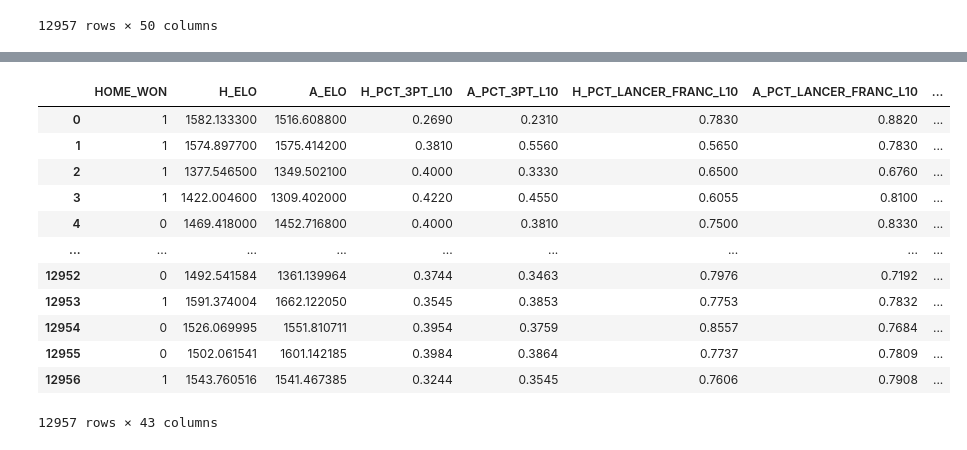
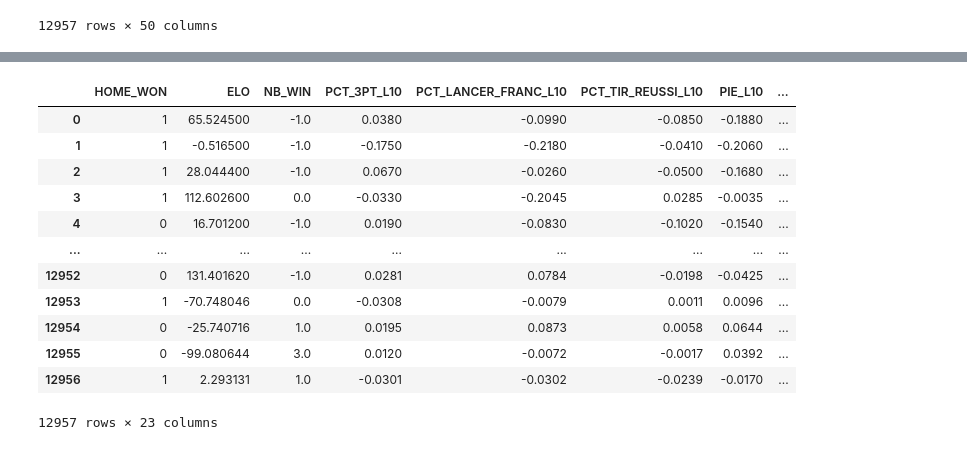
Before and after one commit to ddesangesl/PA-NBA, a Jupyter notebook: src/flat_dataset.ipynb, the cells around one changed output, grey strips where cells are left out. Cells and saved outputs as stored; diff of their text form; code cells hidden in the pictures.

Commit message:
Diff stat

```diff
--- a/src/flat_dataset.ipynb
+++ b/src/flat_dataset.ipynb
@@ -281,18 +304,29 @@ team_stat_flatten
 # %%
-team_stat_flatten = team_stat_flatten.drop(columns=['gameId', 'DUEL', 'GAME_DATE','H_teamId', 'A_teamId','A_NB_WIN','H_NB_WIN'])
-team_stat_flatten.to_csv('../dataset/final_dataset.csv', index=False)
+team_stat_flatten = team_stat_flatten.drop(columns=['gameId', 'DUEL', 'GAME_DATE','H_teamId', 'A_teamId'])
+colonne_a_supprimer = team_stat_flatten.columns[1:]
+# Boucle sur chaque paire de colonnes pour calculer la différence
+for colonne in colonne_a_supprimer:
+    # Extraire le préfixe de la colonne ('H_' ou 'A_')
+    prefixe = colonne[0:2]
+    # Extraire le nom de la colonne sans le préfixe
+    nom_colonne = colonne[2:]
+    # Créer une nouvelle colonne pour stocker la différence
+    team_stat_flatten[f'{nom_colonne}'] = team_stat_flatten.apply(lambda row: row[f'H_{nom_colonne}'] - row[f'A_{nom_colonne}'], axis=1)
+
+team_stat_flatten = team_stat_flatten.drop(columns=colonne_a_supprimer)
+
 team_stat_flatten
 # %% [output]
-|  | HOME_WON | H_ELO | A_ELO | H_PCT_3PT_L10 | A_PCT_3PT_L10 | H_PCT_LANCER_FRANC_L10 | A_PCT_LANCER_FRANC_L10 | ... |
-| 0 | 1 | 1582.133300 | 1516.608800 | 0.2690 | 0.2310 | 0.7830 | 0.8820 | ... |
-| 1 | 1 | 1574.897700 | 1575.414200 | 0.3810 | 0.5560 | 0.5650 | 0.7830 | ... |
-| 2 | 1 | 1377.546500 | 1349.502100 | 0.4000 | 0.3330 | 0.6500 | 0.6760 | ... |
-| 3 | 1 | 1422.004600 | 1309.402000 | 0.4220 | 0.4550 | 0.6055 | 0.8100 | ... |
-| 4 | 0 | 1469.418000 | 1452.716800 | 0.4000 | 0.3810 | 0.7500 | 0.8330 | ... |
+|  | HOME_WON | ELO | NB_WIN | PCT_3PT_L10 | PCT_LANCER_FRANC_L10 | PCT_TIR_REUSSI_L10 | PIE_L10 | ... |
+| 0 | 1 | 65.524500 | -1.0 | 0.0380 | -0.0990 | -0.0850 | -0.1880 | ... |
+| 1 | 1 | -0.516500 | -1.0 | -0.1750 | -0.2180 | -0.0410 | -0.2060 | ... |
+| 2 | 1 | 28.044400 | -1.0 | 0.0670 | -0.0260 | -0.0500 | -0.1680 | ... |
+| 3 | 1 | 112.602600 | 0.0 | -0.0330 | -0.2045 | 0.0285 | -0.0035 | ... |
+| 4 | 0 | 16.701200 | -1.0 | 0.0190 | -0.0830 | -0.1020 | -0.1540 | ... |
 | ... | ... | ... | ... | ... | ... | ... | ... | ... |
-| 12952 | 0 | 1492.541584 | 1361.139964 | 0.3744 | 0.3463 | 0.7976 | 0.7192 | ... |
-| 12953 | 1 | 1591.374004 | 1662.122050 | 0.3545 | 0.3853 | 0.7753 | 0.7832 | ... |
-| 12954 | 0 | 1526.069995 | 1551.810711 | 0.3954 | 0.3759 | 0.8557 | 0.7684 | ... |
-| 12955 | 0 | 1502.061541 | 1601.142185 | 0.3984 | 0.3864 | 0.7737 | 0.7809 | ... |
-| 12956 | 1 | 1543.760516 | 1541.467385 | 0.3244 | 0.3545 | 0.7606 | 0.7908 | ... |
+| 12952 | 0 | 131.401620 | -1.0 | 0.0281 | 0.0784 | -0.0198 | -0.0425 | ... |
+| 12953 | 1 | -70.748046 | 0.0 | -0.0308 | -0.0079 | 0.0011 | 0.0096 | ... |
+| 12954 | 0 | -25.740716 | 1.0 | 0.0195 | 0.0873 | 0.0058 | 0.0644 | ... |
+| 12955 | 0 | -99.080644 | 3.0 | 0.0120 | -0.0072 | -0.0017 | 0.0392 | ... |
+| 12956 | 1 | 2.293131 | 1.0 | -0.0301 | -0.0302 | -0.0239 | -0.0170 | ... |
-12957 rows × 43 columns
+12957 rows × 23 columns
```
Also changed, not shown: parts of 2 cells of this notebook, 2 other files.
